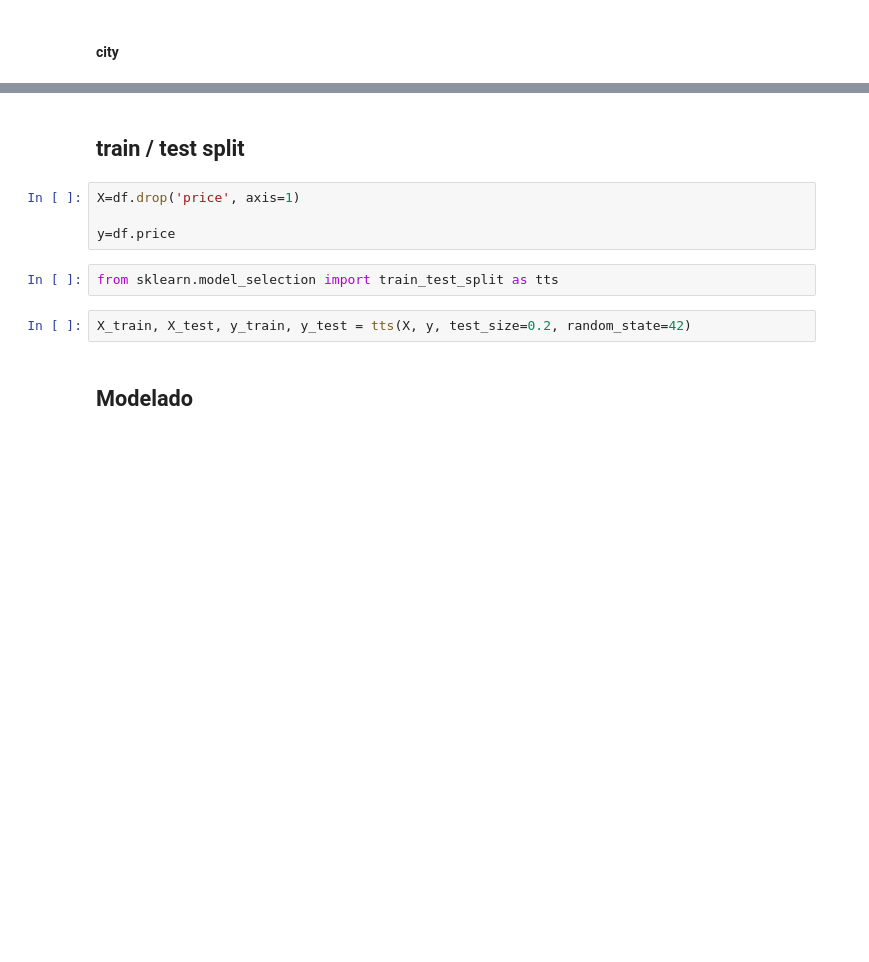
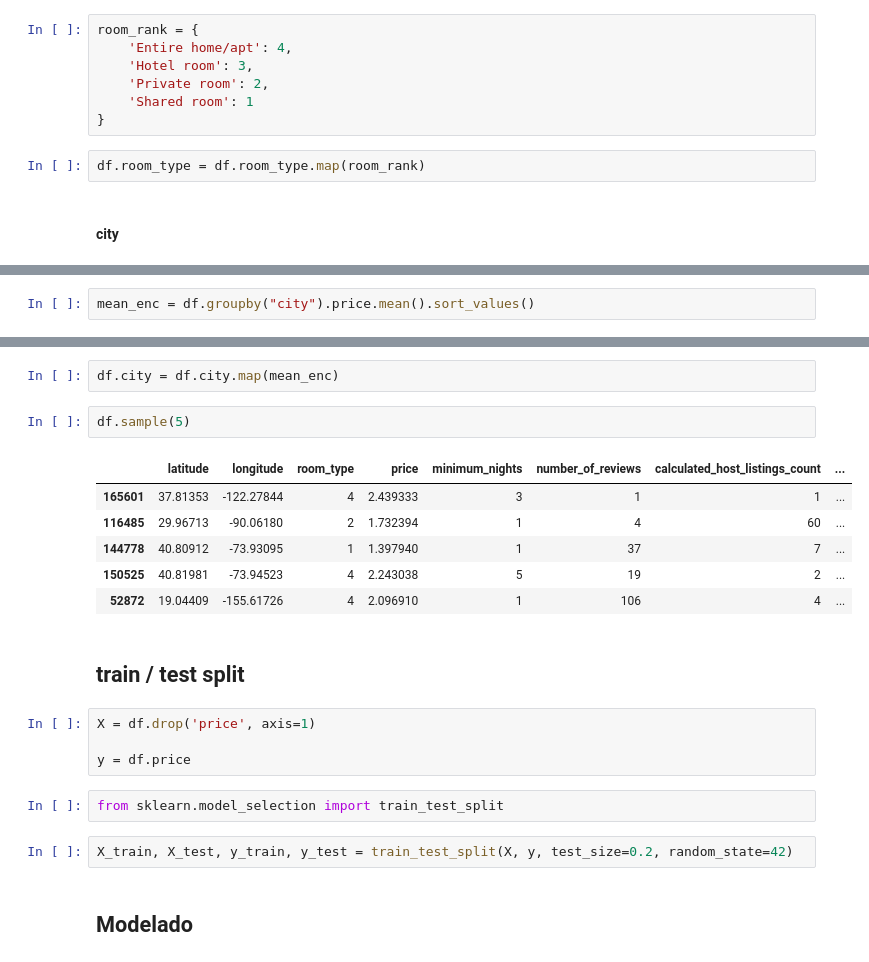
Before and after one commit to Ironhack-Data-Madrid-Agosto-2021/classroom-materials, a Jupyter notebook: week_07/07-Airbnb price prediction.ipynb, the cells around one changed output, grey strips where cells are left out. Cells and saved outputs as stored; diff of their text form; blank space fills up the shorter version.

```diff
--- a/week_07/07-Airbnb price prediction.ipynb
+++ b/week_07/07-Airbnb price prediction.ipynb
@@ -30,2 +85,11 @@ df.room_type.unique()
+# %%
+room_rank = {
+    'Entire home/apt': 4,
+    'Hotel room': 3,
+    'Private room': 2,
+    'Shared room': 1
+}
+# %%
+df.room_type = df.room_type.map(room_rank)
 # %% [markdown]
 #### city
@@ -31,0 +130,2 @@ df.room_type.unique()
+# %%
+mean_enc = df.groupby("city").price.mean().sort_values()
@@ -32,13 +152,24 @@ df.room_type.unique()
+# %%
+df.city = df.city.map(mean_enc)
+# %%
+df.sample(5)
+# %% [output]
+|  | latitude | longitude | room_type | price | minimum_nights | number_of_reviews | calculated_host_listings_count | ... |
+| 165601 | 37.81353 | -122.27844 | 4 | 2.439333 | 3 | 1 | 1 | ... |
+| 116485 | 29.96713 | -90.06180 | 2 | 1.732394 | 1 | 4 | 60 | ... |
+| 144778 | 40.80912 | -73.93095 | 1 | 1.397940 | 1 | 37 | 7 | ... |
+| 150525 | 40.81981 | -73.94523 | 4 | 2.243038 | 5 | 19 | 2 | ... |
+| 52872 | 19.04409 | -155.61726 | 4 | 2.096910 | 1 | 106 | 4 | ... |
 # %% [markdown]
 ## train / test split
 # %%
-X=df.drop('price', axis=1)
+X = df.drop('price', axis=1)
 
-y=df.price
+y = df.price
 # %%
-from sklearn.model_selection import train_test_split as tts
+from sklearn.model_selection import train_test_split
 # %%
-X_train, X_test, y_train, y_test = tts(X, y, test_size=0.2, random_state=42)
+X_train, X_test, y_train, y_test = train_test_split(X, y, test_size=0.2, random_state=42)
 # %% [markdown]
 ## Modelado
 # %%
```
Also changed, not shown: parts of 34 cells of this notebook, 4 other files.
